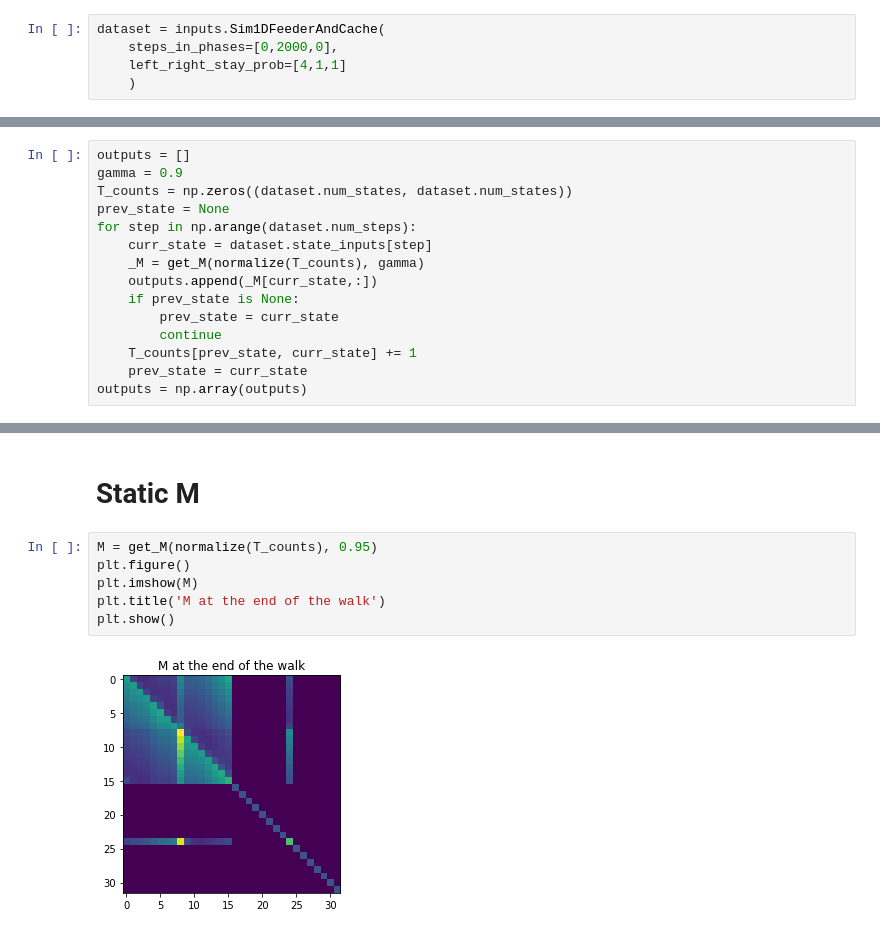
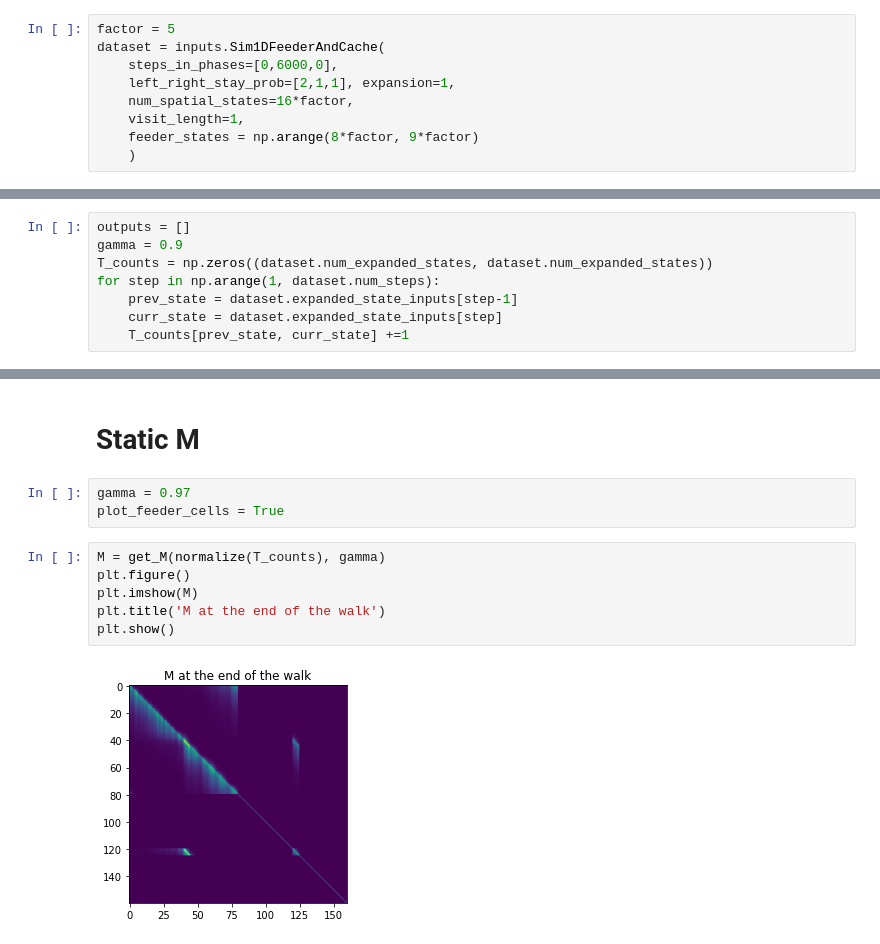
Before and after one commit to chingf/sr-project, a Jupyter notebook: notebooks/7b-feeder-and-cache.ipynb, the cells around one changed output, grey strips where cells are left out. Drawn from its saved outputs; the diff is of its cells as text.

```diff
--- a/notebooks/7b-feeder-and-cache.ipynb
+++ b/notebooks/7b-feeder-and-cache.ipynb
@@ -10,9 +11,13 @@ sys.path.append(root)
 from sr_model.models.models import AnalyticSR
 from datasets import inputs
 # %%
+factor = 5
 dataset = inputs.Sim1DFeederAndCache(
-    steps_in_phases=[0,2000,0],
-    left_right_stay_prob=[4,1,1]
+    steps_in_phases=[0,6000,0],
+    left_right_stay_prob=[2,1,1], expansion=1,
+    num_spatial_states=16*factor,
+    visit_length=1,
+    feeder_states = np.arange(8*factor, 9*factor)
     )
 # %% [markdown]
 # Sanity Check Plots
@@ -43,15 +54,8 @@ def normalize(T):
 # %%
 outputs = []
 gamma = 0.9
-T_counts = np.zeros((dataset.num_states, dataset.num_states))
-prev_state = None
-for step in np.arange(dataset.num_steps):
-    curr_state = dataset.state_inputs[step]
-    _M = get_M(normalize(T_counts), gamma)
-    outputs.append(_M[curr_state,:])
-    if prev_state is None:
-        prev_state = curr_state
-        continue
-    T_counts[prev_state, curr_state] += 1
-    prev_state = curr_state
-outputs = np.array(outputs)
+T_counts = np.zeros((dataset.num_expanded_states, dataset.num_expanded_states))
+for step in np.arange(1, dataset.num_steps):
+    prev_state = dataset.expanded_state_inputs[step-1]
+    curr_state = dataset.expanded_state_inputs[step]
+    T_counts[prev_state, curr_state] +=1
@@ -117,11 +62,14 @@ plt.show()
 # %% [markdown]
 # Static M
+# %%
+gamma = 0.97
+plot_feeder_cells = True
 # %%
-M = get_M(normalize(T_counts), 0.95)
+M = get_M(normalize(T_counts), gamma)
 plt.figure()
 plt.imshow(M)
 plt.title('M at the end of the walk')
 plt.show()
 # %% [output]
-[figure, old version]
+[figure, new version]
 # %%
```
Also changed, not shown: parts of 17 cells of this notebook, 2 other files.
